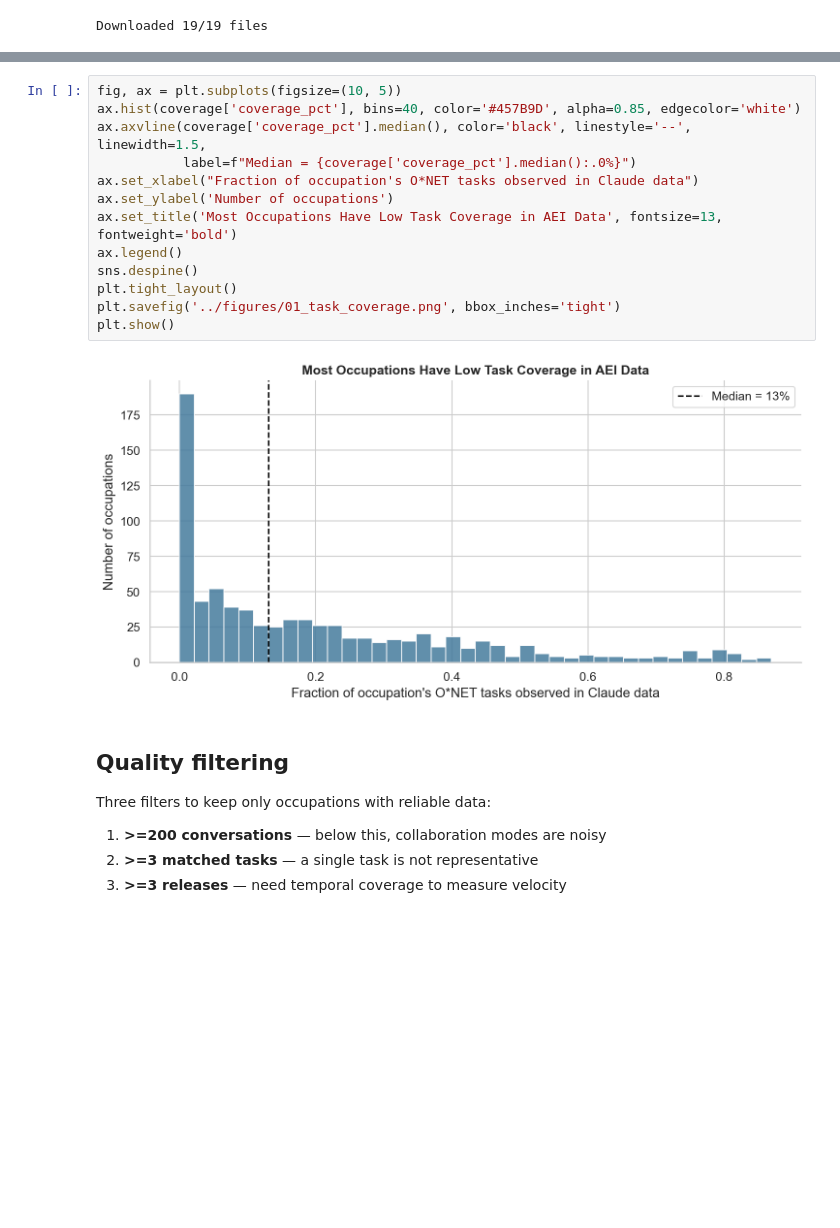
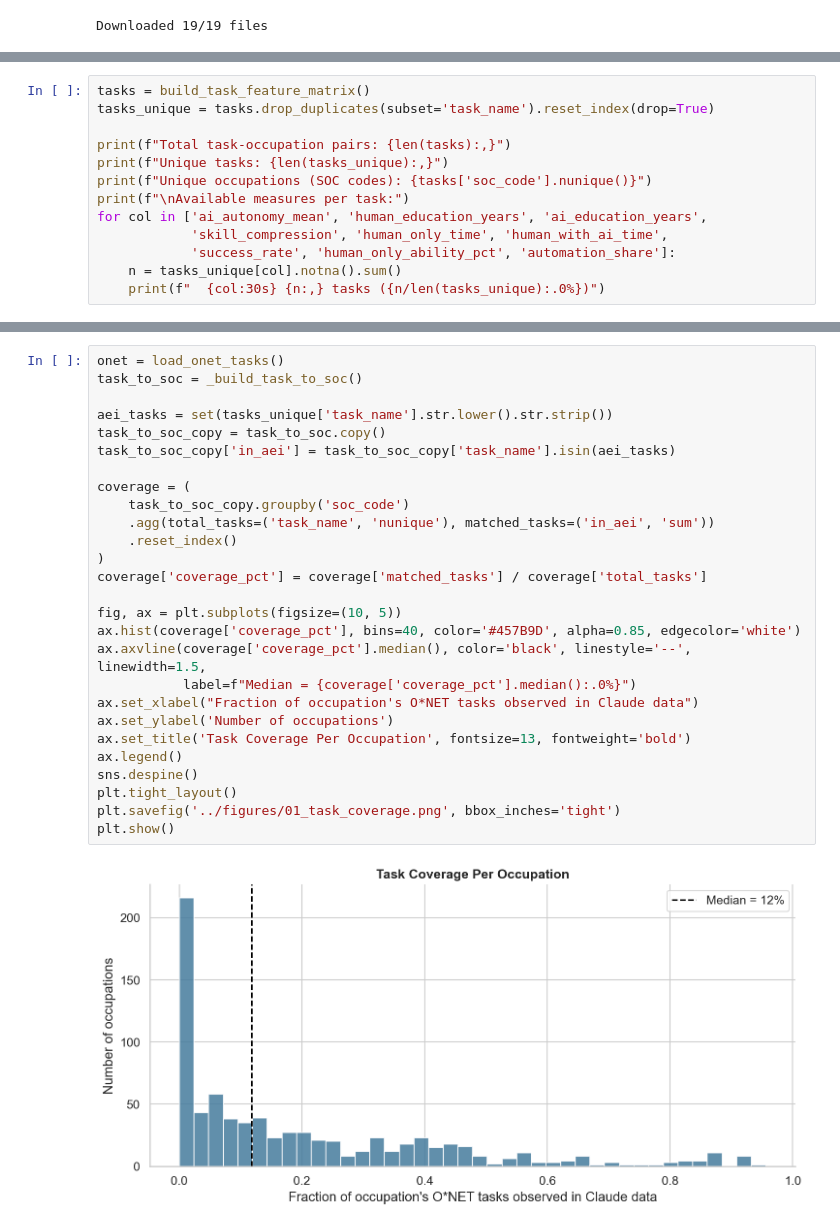
Before and after one commit to alvinekelund/what-predicts-ai-automation, a Jupyter notebook: notebooks/01_data_acquisition.ipynb, the cells around one changed output, grey strips where cells are left out. Saved outputs shown, nothing was run; the diff lists cells and outputs as text; blank space fills up the shorter version.

```diff
--- a/notebooks/01_data_acquisition.ipynb
+++ b/notebooks/01_data_acquisition.ipynb
@@ -72,0 +42,13 @@ Task coverage per occupation:
+# %%
+tasks = build_task_feature_matrix()
+tasks_unique = tasks.drop_duplicates(subset='task_name').reset_index(drop=True)
+
+print(f"Total task-occupation pairs: {len(tasks):,}")
+print(f"Unique tasks: {len(tasks_unique):,}")
+print(f"Unique occupations (SOC codes): {tasks['soc_code'].nunique()}")
+print(f"\nAvailable measures per task:")
+for col in ['ai_autonomy_mean', 'human_education_years', 'ai_education_years',
+            'skill_compression', 'human_only_time', 'human_with_ai_time',
+            'success_rate', 'human_only_ability_pct', 'automation_share']:
+    n = tasks_unique[col].notna().sum()
+    print(f"  {col:30s} {n:,} tasks ({n/len(tasks_unique):.0%})")
@@ -73,22 +72,29 @@ Task coverage per occupation:
 # %%
+onet = load_onet_tasks()
+task_to_soc = _build_task_to_soc()
+
+aei_tasks = set(tasks_unique['task_name'].str.lower().str.strip())
+task_to_soc_copy = task_to_soc.copy()
+task_to_soc_copy['in_aei'] = task_to_soc_copy['task_name'].isin(aei_tasks)
+
+coverage = (
+    task_to_soc_copy.groupby('soc_code')
+    .agg(total_tasks=('task_name', 'nunique'), matched_tasks=('in_aei', 'sum'))
+    .reset_index()
+)
+coverage['coverage_pct'] = coverage['matched_tasks'] / coverage['total_tasks']
+
 fig, ax = plt.subplots(figsize=(10, 5))
 ax.hist(coverage['coverage_pct'], bins=40, color='#457B9D', alpha=0.85, edgecolor='white')
 ax.axvline(coverage['coverage_pct'].median(), color='black', linestyle='--', linewidth=1.5,
            label=f"Median = {coverage['coverage_pct'].median():.0%}")
 ax.set_xlabel("Fraction of occupation's O*NET tasks observed in Claude data")
 ax.set_ylabel('Number of occupations')
-ax.set_title('Most Occupations Have Low Task Coverage in AEI Data', fontsize=13, fontweight='bold')
+ax.set_title('Task Coverage Per Occupation', fontsize=13, fontweight='bold')
 ax.legend()
 sns.despine()
 plt.tight_layout()
 plt.savefig('../figures/01_task_coverage.png', bbox_inches='tight')
 plt.show()
 # %% [output]
-[figure, old version]
+[figure, new version]
-# %% [markdown]
-## Quality filtering
-
-Three filters to keep only occupations with reliable data:
-1. **>=200 conversations** — below this, collaboration modes are noisy
-2. **>=3 matched tasks** — a single task is not representative
-3. **>=3 releases** — need temporal coverage to measure velocity
```
Also changed, not shown: parts of 14 cells of this notebook, 37 other files.
